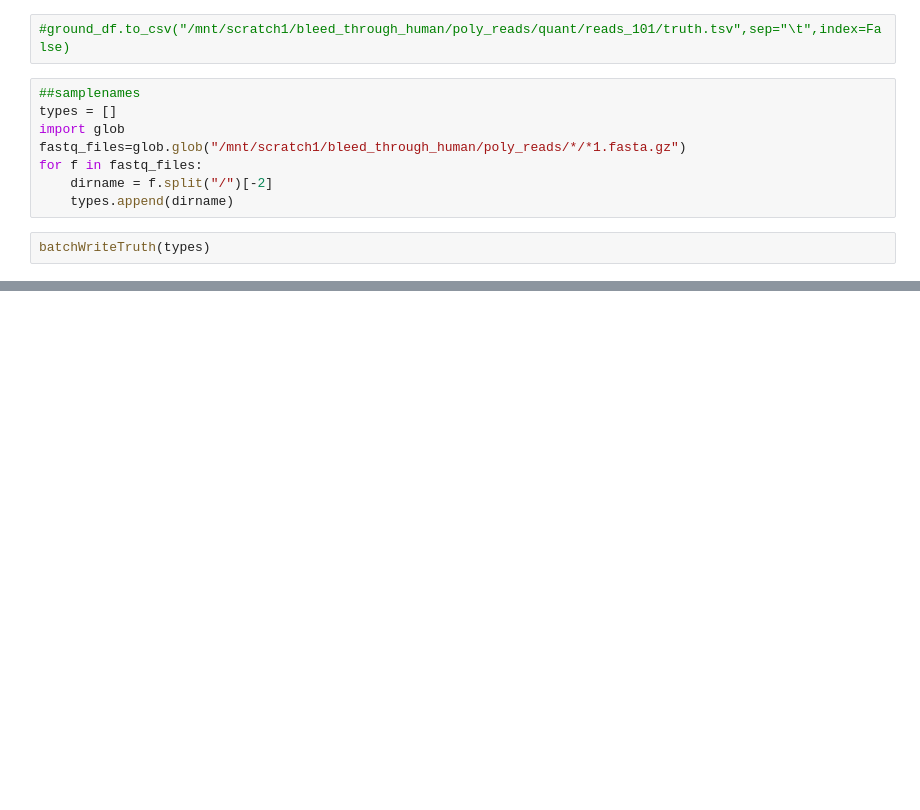
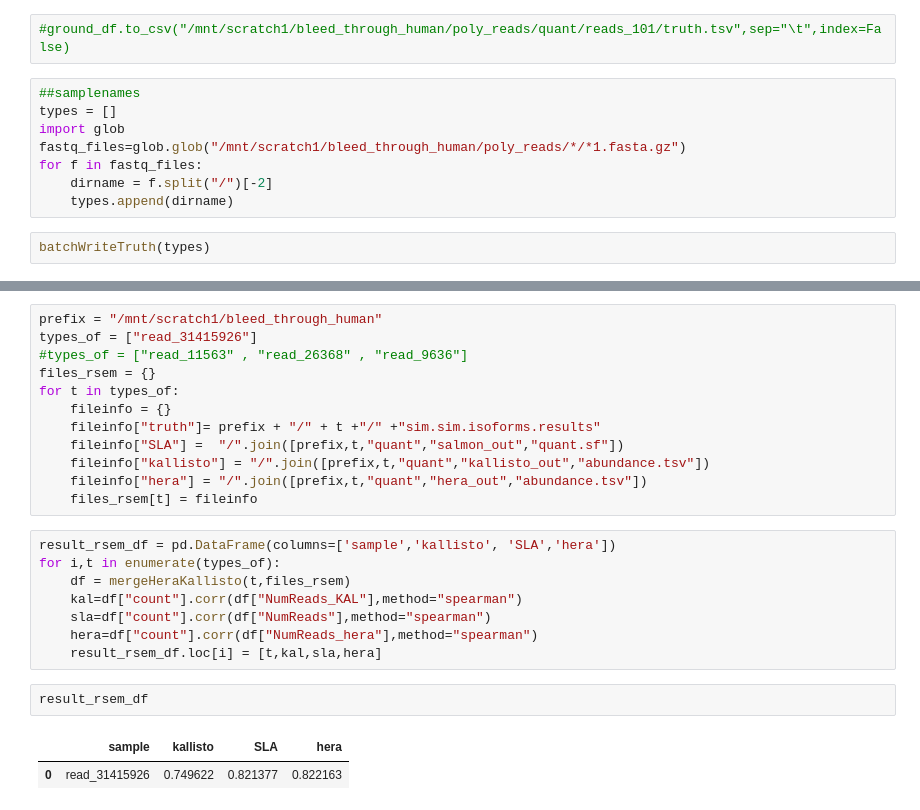
Before and after one commit to COMBINE-lab/selective-alignment-experiment, a Jupyter notebook: bleed_through_experiment/Evaluation_polyester.ipynb, the cells around one changed output, grey strips where cells are left out. Drawn from its saved outputs; the diff is of its cells as text; blank space fills up the shorter version.

```diff
--- a/bleed_through_experiment/Evaluation_polyester.ipynb
+++ b/bleed_through_experiment/Evaluation_polyester.ipynb
@@ -120,0 +267,25 @@ result_df
+# %%
+prefix = "/mnt/scratch1/bleed_through_human"
+types_of = ["read_31415926"]
+#types_of = ["read_11563" , "read_26368" , "read_9636"]
+files_rsem = {}
+for t in types_of:
+    fileinfo = {}
+    fileinfo["truth"]= prefix + "/" + t +"/" +"sim.sim.isoforms.results"
+    fileinfo["SLA"] =  "/".join([prefix,t,"quant","salmon_out","quant.sf"])
+    fileinfo["kallisto"] = "/".join([prefix,t,"quant","kallisto_out","abundance.tsv"])
+    fileinfo["hera"] = "/".join([prefix,t,"quant","hera_out","abundance.tsv"])
+    files_rsem[t] = fileinfo
+# %%
+result_rsem_df = pd.DataFrame(columns=['sample','kallisto', 'SLA','hera'])
+for i,t in enumerate(types_of):
+    df = mergeHeraKallisto(t,files_rsem)
+    kal=df["count"].corr(df["NumReads_KAL"],method="spearman")
+    sla=df["count"].corr(df["NumReads"],method="spearman")
+    hera=df["count"].corr(df["NumReads_hera"],method="spearman")
+    result_rsem_df.loc[i] = [t,kal,sla,hera]
+# %%
+result_rsem_df
+# %% [output]
+|  | sample | kallisto | SLA | hera |
+| 0 | read_31415926 | 0.749622 | 0.821377 | 0.822163 |
```
Also changed, not shown: parts of 24 cells of this notebook, 4 other files.
